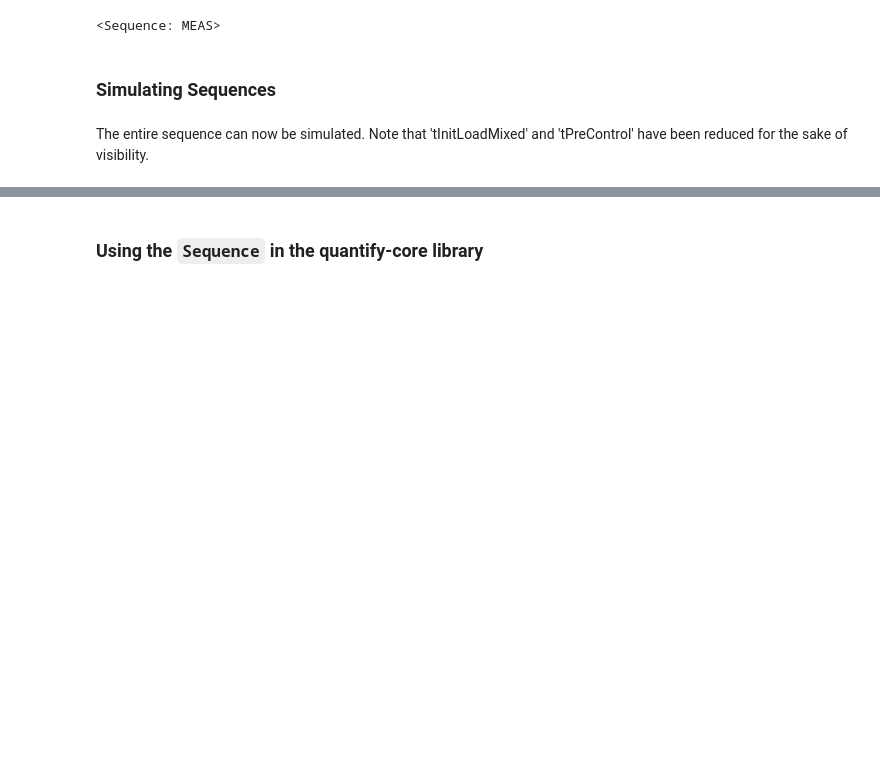
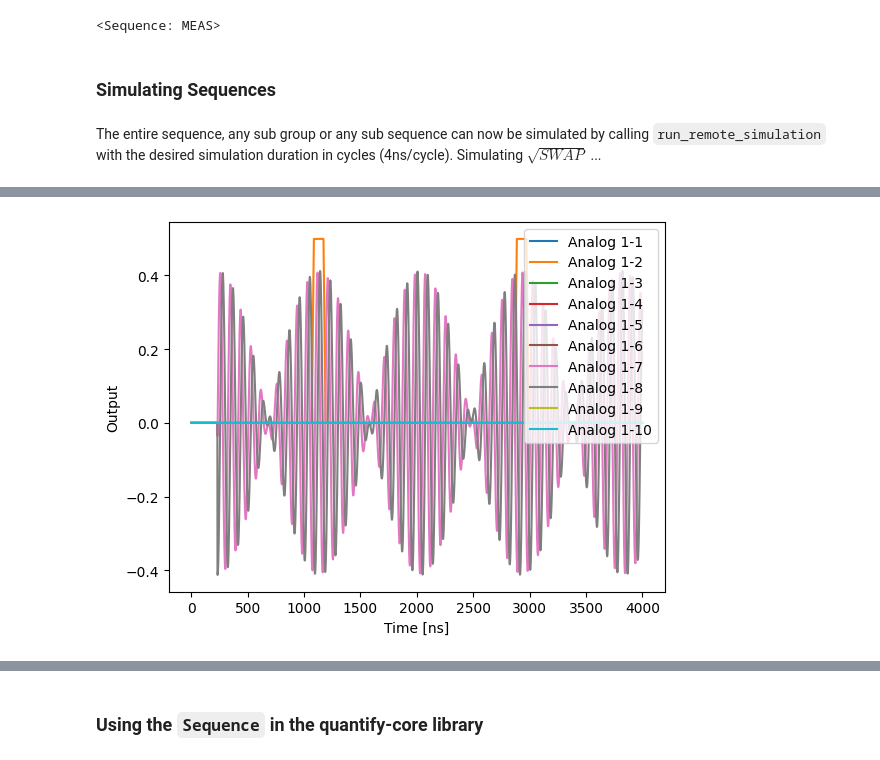
Before and after one commit to andncl/arbok, a Jupyter notebook: arbok/examples/user_guide.ipynb, the cells around one changed output, grey strips where cells are left out. Cells and saved outputs as stored; diff of their text form; code cells hidden in the pictures; blank space fills up the shorter version.

```diff
--- a/arbok/examples/user_guide.ipynb
+++ b/arbok/examples/user_guide.ipynb
@@ -32,5 +33,6 @@ sunshine = Sample('sunshine', rf2v_config)
 smart_Y = SmartY('smartY')
 smart_swap12 = SmartSwap('smartSwap12')
 smart_swap23 = SmartSwap('smartSwap32')
+square = Square('square')
 duInit = MixedDownUpInit('duInit')
 stReadout = OtherStReadout('stReadout')
@@ -52,5 +60,6 @@ CYY.add_subsequence(smart_swap23)
 # %%
 MEAS.add_subsequence(duInit)
 MEAS.add_subsequence(CYY)
+MEAS.add_subsequence(square)
 MEAS.add_subsequence(stReadout)
 # %% [markdown]
@@ -64,4 +88,9 @@ MEAS.CYY.smartSwap12.root_instrument
 # %% [markdown]
 ### Simulating Sequences
 # %% [markdown]
-The entire sequence can now be simulated. Note that 'tInitLoadMixed' and 'tPreControl' have been reduced for the sake of visibility.
+The entire sequence, any sub group or any sub sequence can now be simulated by
+calling `run_remote_simulation` with the desired simulation duration in cycles
+(4ns/cycle). Simulating $\sqrt{SWAP}$ ...
+# %%
+job = MEAS.CYY.smartSwap12.run_remote_simulation(duration = 1000)
+# %% [output]
@@ -67,0 +100 @@ The entire sequence can now be simulated. Note that 'tInitLoadMixed' and 'tPreCo
+[figure, added]
```
Also changed, not shown: parts of 35 cells of this notebook, 6 other files.
